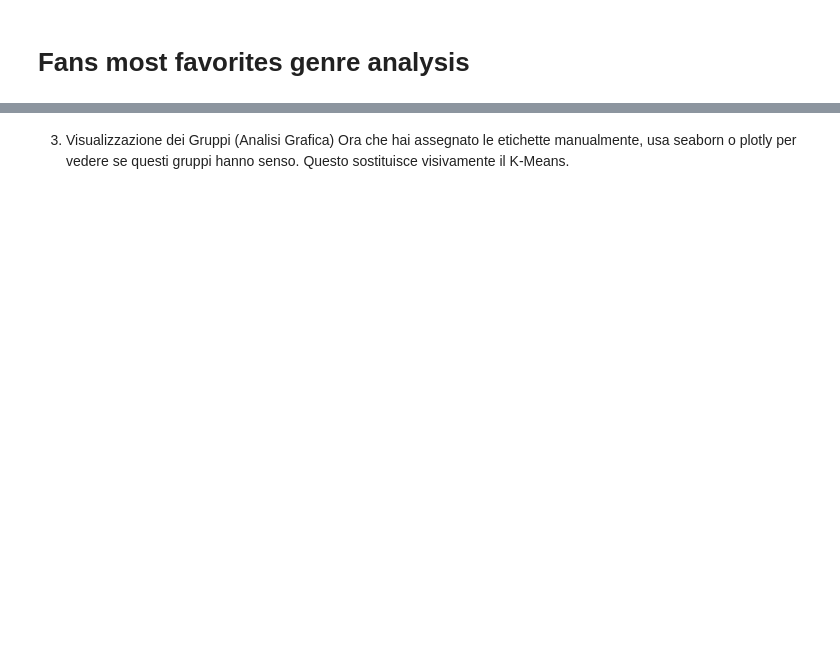
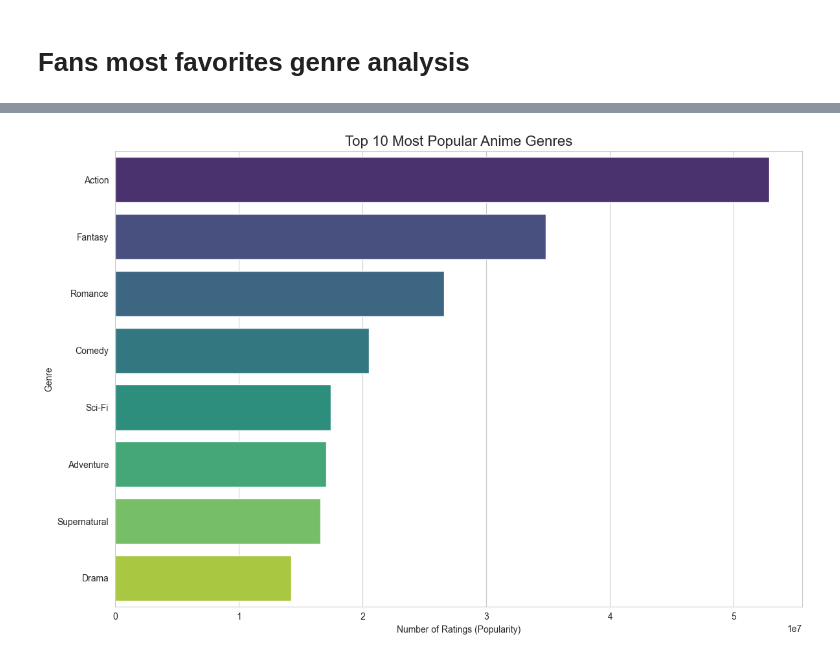
Before and after one commit to bil004/Anime, a Jupyter notebook: solution/analysis/fans/most_favorites_genre.ipynb, the cells around one changed output, grey strips where cells are left out. Saved outputs shown, nothing was run; the diff lists cells and outputs as text; code cells hidden in the pictures; blank space fills up the shorter version.

Commit message:
fixed most_favorites_genre

```diff
--- a/solution/analysis/fans/most_favorites_genre.ipynb
+++ b/solution/analysis/fans/most_favorites_genre.ipynb
@@ -133,19 +132,25 @@ profiles = profiles.merge(dominant_tastes[['username', 'main_genre']], on='usern
-# %% [markdown]
-3. Visualizzazione dei Gruppi (Analisi Grafica)
-Ora che hai assegnato le etichette manualmente, usa seaborn o plotly per vedere se questi gruppi hanno senso. Questo sostituisce visivamente il K-Means.
 # %%
-# Grafico a dispersione: Quantità vs Qualità
+import seaborn as sns
+import matplotlib.pyplot as plt
+
 plt.figure(figsize=(12, 8))
+sns.set_style("whitegrid")
 
-sns.scatterplot(
-    data=profiles,
-    x='completed',
-    y='mean_score',
-    hue='main_genre',  # Colora i punti in base al genere preferito
-    style='activity_level', # Cambia la forma in base al livello di attività
-    alpha=0.6
+sns.barplot(
+    data=df_popular_genres,
+    x='Total_Views',
+    y='Genre',
+    hue='Genre',
+    palette='viridis',
+    legend=False,
+    errorbar=None
 )
 
-plt.xscale('log') # Utile perché alcuni utenti hanno 10 anime, altri 10.000
-plt.title('Cluster Utenti: Attività vs Voto Medio (Colorati per Genere)')
+plt.title('Top 10 Most Popular Anime Genres', fontsize=16)
+plt.xlabel('Number of Ratings (Popularity)')
+plt.ylabel('Genre')
+
+plt.tight_layout()
 plt.show()
+# %% [output]
+[figure, added]
```
Also changed, not shown: parts of 4 cells of this notebook, 1 other file.
